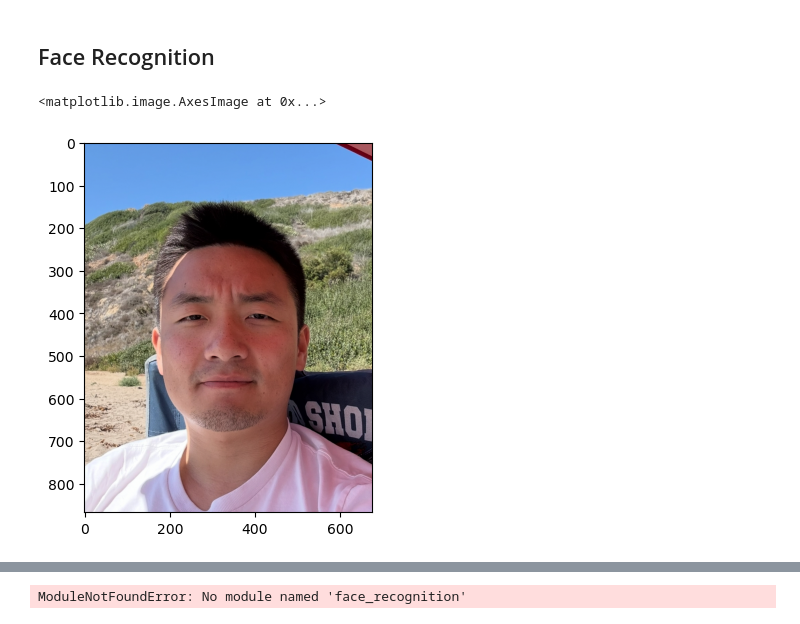
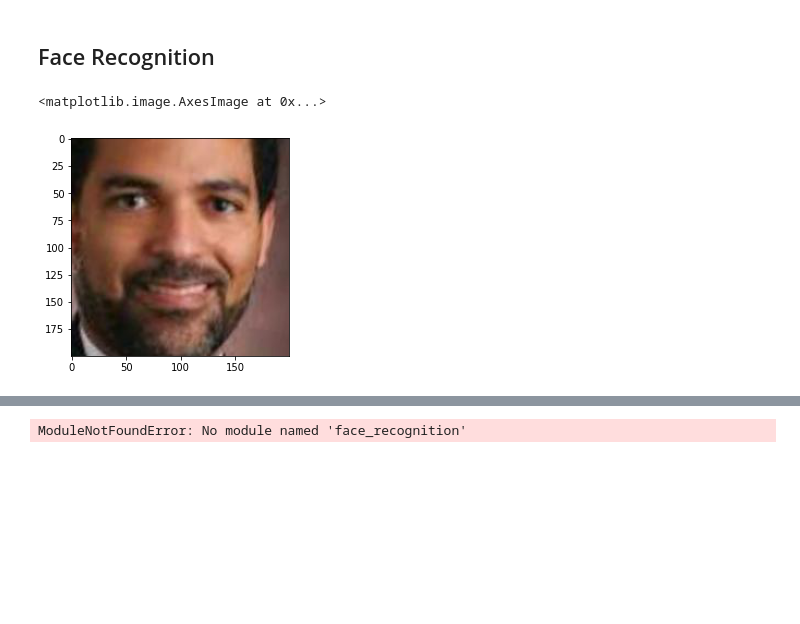
Before and after one commit to yop-x/superfacial, a Jupyter notebook: face_recog.ipynb, the cells around one changed output, grey strips where cells are left out. Saved outputs shown, nothing was run; the diff lists cells and outputs as text; code cells hidden in the pictures; blank space fills up the shorter version.

```diff
--- a/face_recog.ipynb
+++ b/face_recog.ipynb
@@ -4,11 +4,11 @@
 import matplotlib.pyplot as plt
 from PIL import Image
 # %%
-image = Image.open("./test.jpeg")
+image = Image.open("./UTKFace/26_0_1_20170116235506865.jpg.chip.jpg")
 plt.imshow(image)
 # %% [output]
 <matplotlib.image.AxesImage at 0x...>
-[figure, old version]
+[figure, new version]
 # %%
 !pip install face_recognition
 # %% [output]
```
Also changed, not shown: parts of 1 cell of this notebook.
